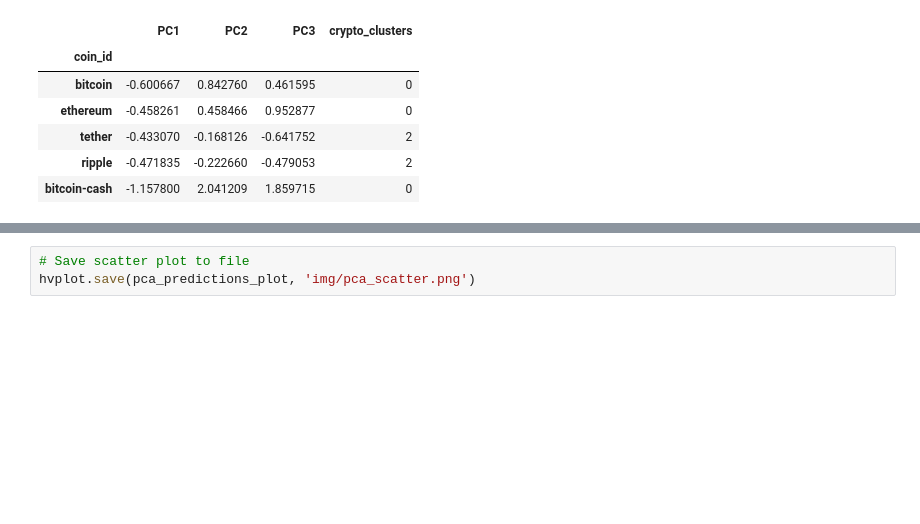
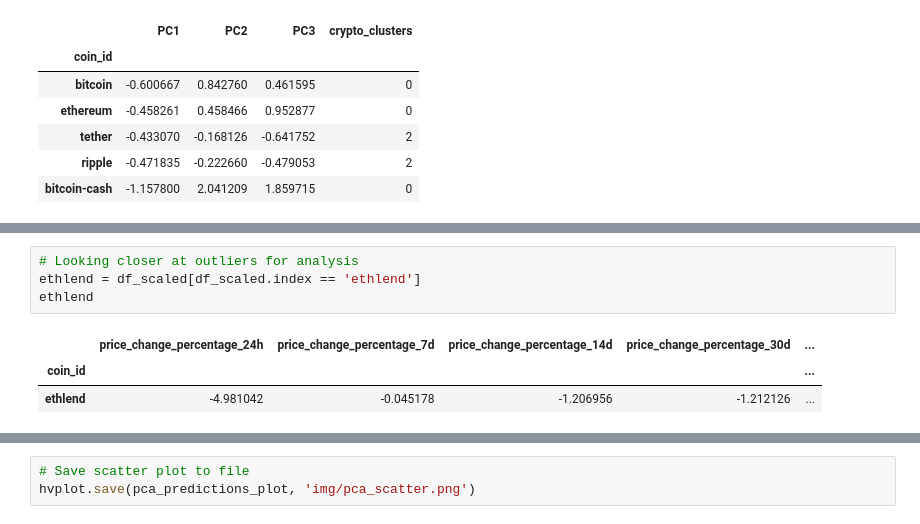
Before and after one commit to ericjjohnson2/CryptoClustering, a Jupyter notebook: Crypto_Clustering.ipynb, the cells around one changed output, grey strips where cells are left out. Saved outputs shown, nothing was run; the diff lists cells and outputs as text; blank space fills up the shorter version.

```diff
--- a/Crypto_Clustering.ipynb
+++ b/Crypto_Clustering.ipynb
@@ -363,3 +363,11 @@ pca_predictions_plot = df_pca_predictions.hvplot.scatter(x='PC1', y='PC2',\
 pca_predictions_plot
 # %% [output]
 [interactive output not drawn]
+# %%
+# Looking closer at outliers for analysis
+ethlend = df_scaled[df_scaled.index == 'ethlend']
+ethlend
+# %% [output]
+|  | price_change_percentage_24h | price_change_percentage_7d | price_change_percentage_14d | price_change_percentage_30d | ... |
+| coin_id |  |  |  |  | ... |
+| ethlend | -4.981042 | -0.045178 | -1.206956 | -1.212126 | ... |
```
Also changed, not shown: parts of 1 cell of this notebook, 1 other file.
